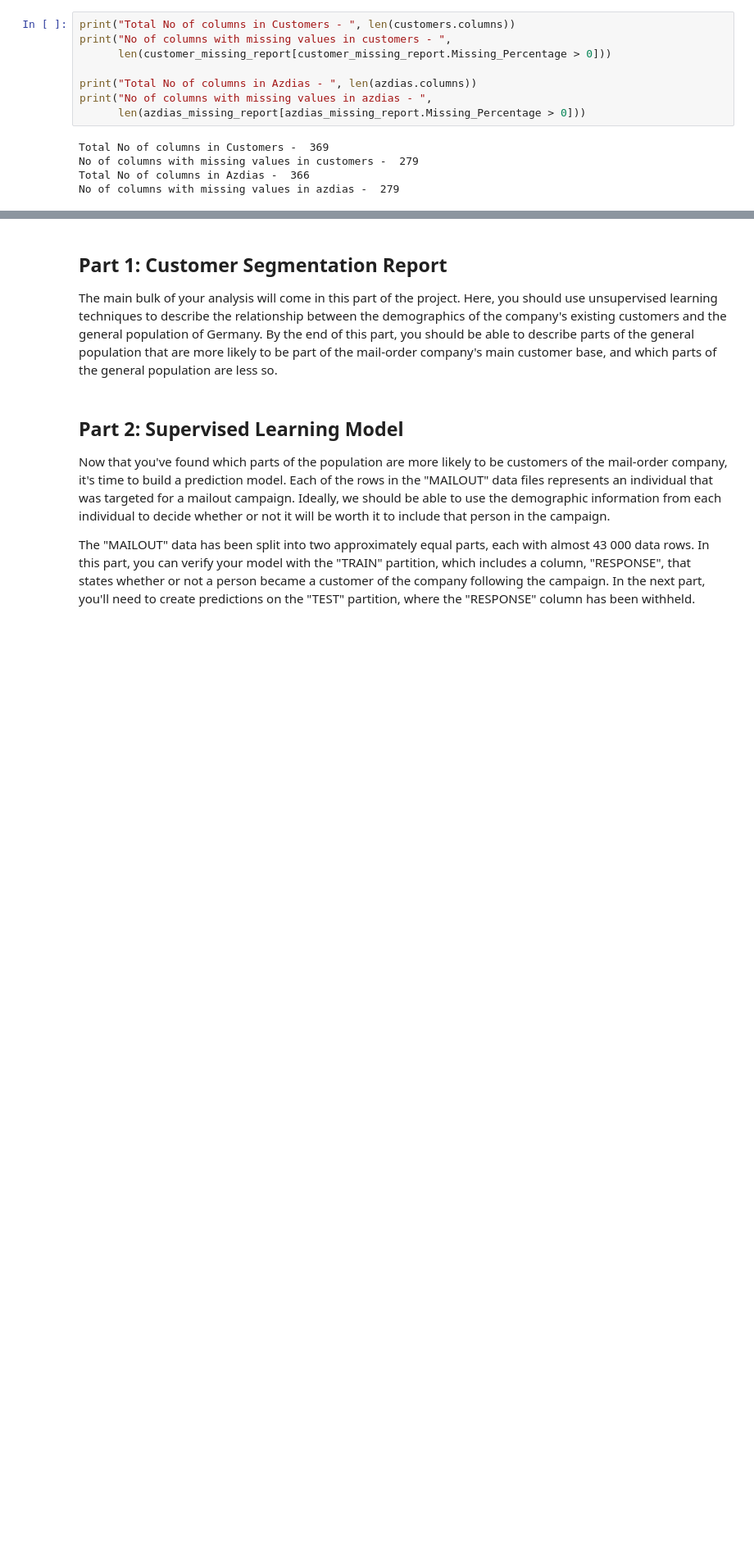
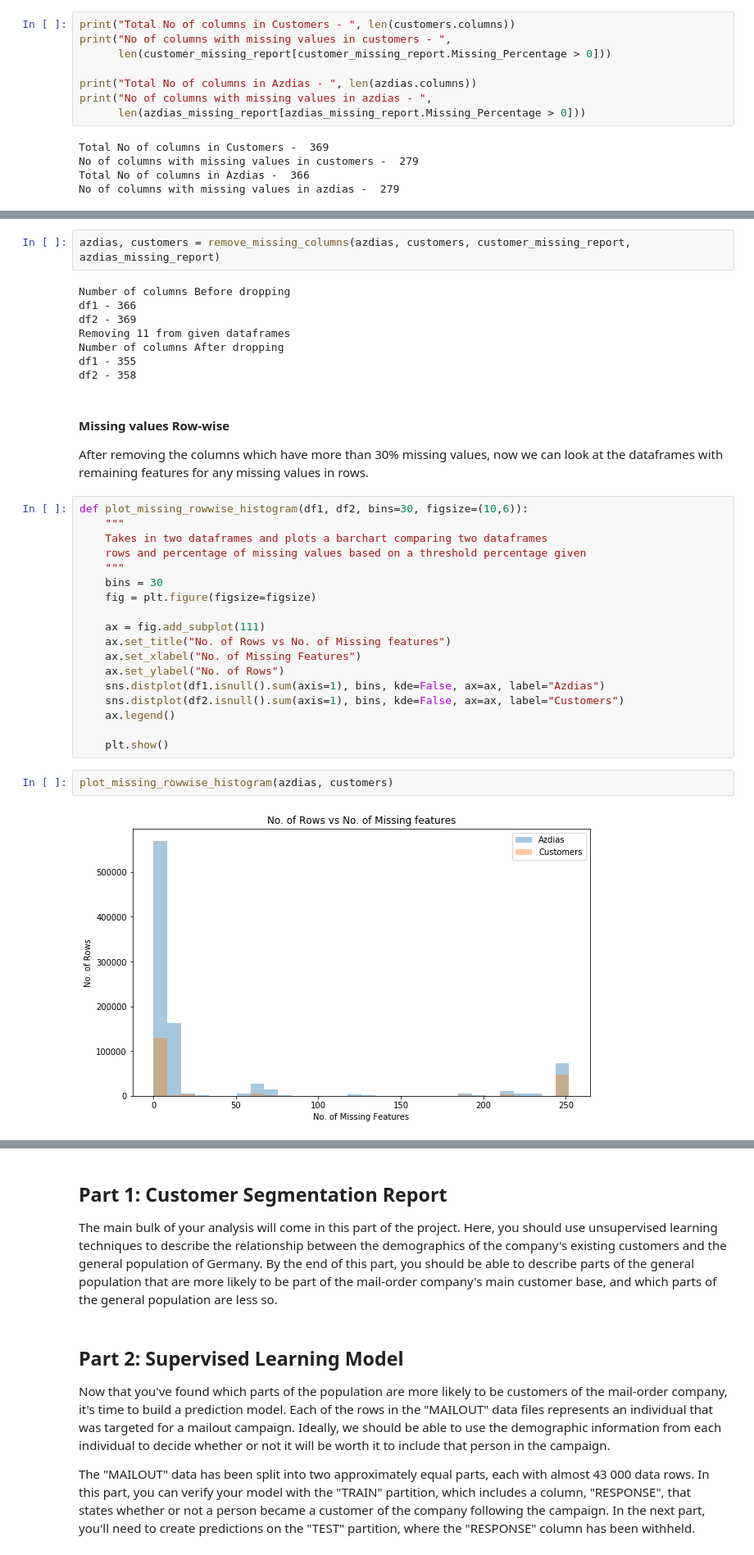
Before and after one commit to pranaymodukuru/Bertelsmann-Arvato-customer-segmentation, a Jupyter notebook: Arvato Project Workbook.ipynb, the cells around one changed output, grey strips where cells are left out. Shown: that part at 82% size. Cells and saved outputs as stored; diff of their text form; blank space fills up the shorter version.

```diff
--- a/Arvato Project Workbook.ipynb
+++ b/Arvato Project Workbook.ipynb
@@ -558,0 +637,36 @@ No of columns with missing values in azdias -  279
+# %%
+azdias, customers = remove_missing_columns(azdias, customers, customer_missing_report, azdias_missing_report)
+# %% [output]
+Number of columns Before dropping
+df1 - 366
+df2 - 369
+Removing 11 from given dataframes
+Number of columns After dropping
+df1 - 355
+df2 - 358
+# %% [markdown]
+#### Missing values Row-wise
+
+After removing the columns which have more than 30% missing values, now we can look at the dataframes with remaining features for any missing values in rows.
+# %%
+def plot_missing_rowwise_histogram(df1, df2, bins=30, figsize=(10,6)):
+    """
+    Takes in two dataframes and plots a barchart comparing two dataframes
+    rows and percentage of missing values based on a threshold percentage given
+    """
+    bins = 30
+    fig = plt.figure(figsize=figsize)
+
+    ax = fig.add_subplot(111)
+    ax.set_title("No. of Rows vs No. of Missing features")
+    ax.set_xlabel("No. of Missing Features")
+    ax.set_ylabel("No. of Rows")
+    sns.distplot(df1.isnull().sum(axis=1), bins, kde=False, ax=ax, label="Azdias")
+    sns.distplot(df2.isnull().sum(axis=1), bins, kde=False, ax=ax, label="Customers")
+    ax.legend()
+
+    plt.show()
+# %%
+plot_missing_rowwise_histogram(azdias, customers)
+# %% [output]
+[figure, added]
```
Also changed, not shown: parts of 21 cells of this notebook.
